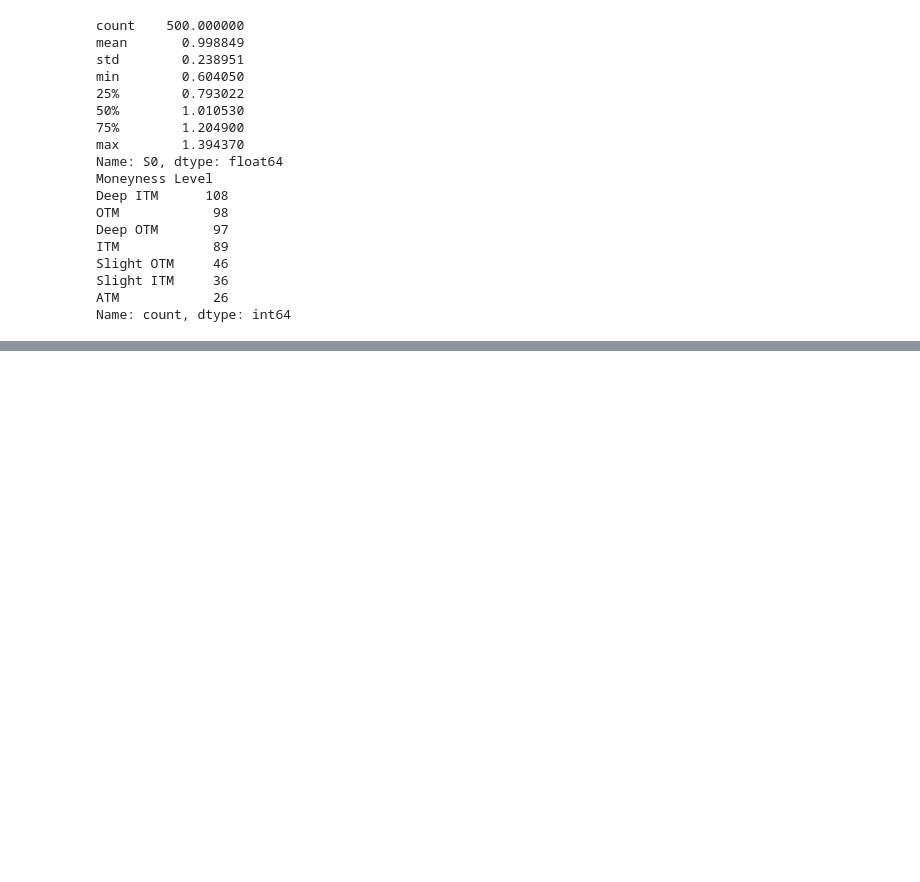
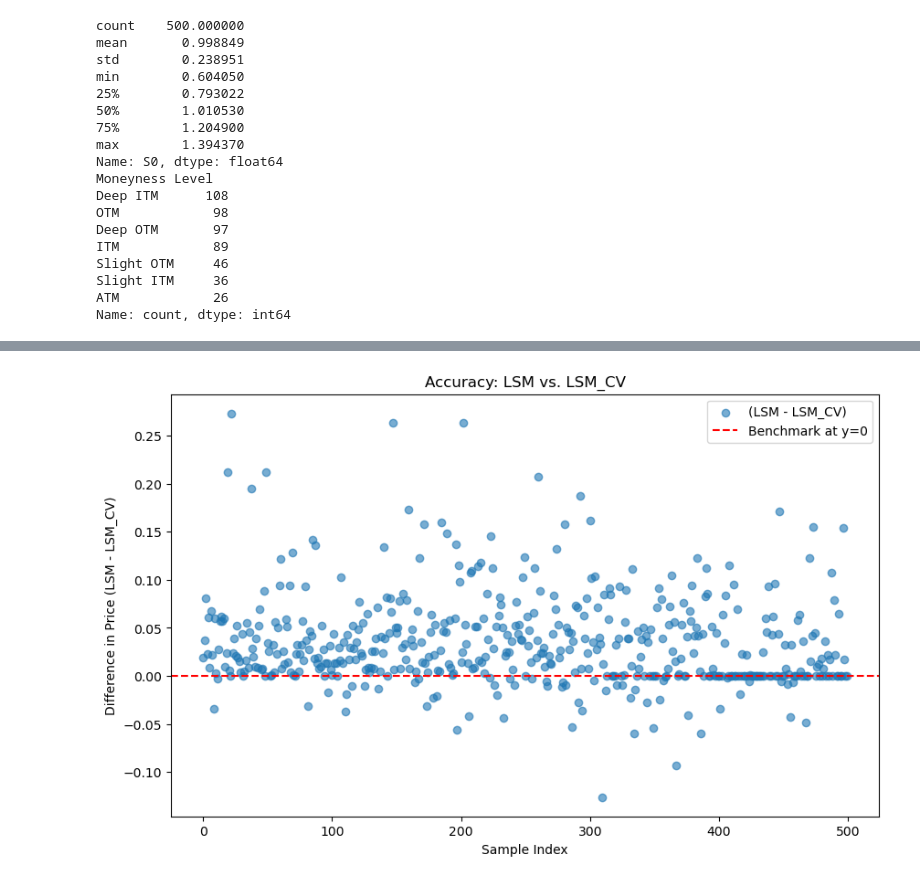
Before and after one commit to sockiesss/LSM_Option_Pricing, a Jupyter notebook: notebooks/tests.ipynb, the cells around one changed output, grey strips where cells are left out. Saved outputs shown, nothing was run; the diff lists cells and outputs as text; code cells hidden in the pictures; blank space fills up the shorter version.

```diff
--- a/notebooks/tests.ipynb
+++ b/notebooks/tests.ipynb
@@ -1183,3 +1299,16 @@ print(df_sorted[["T", "LSM price", "LSM CV price", "Moneyness", "Moneyness_Bucke
+# %%
+plt.figure(figsize=(10, 6))
+plt.scatter(range(len(cv_comparison_df)),
+            cv_comparison_df['Difference in Price'],
+            alpha=0.6, label='(LSM - LSM_CV)')
+plt.axhline(y=0, color='red', linestyle='--', label='Benchmark at y=0')
+plt.xlabel('Sample Index')
+plt.ylabel('Difference in Price (LSM - LSM_CV)')
+plt.title("Accuracy: LSM vs. LSM_CV")
+plt.legend()
+plt.show()
+# %% [output]
+[figure, added]
 # %%
 # Scatterplot to see if there is a variance reduction of LSM with Control Variate compared to LSM without CV
 plt.scatter(cv_comparison_df['LSM s.e.'],
```
Also changed, not shown: parts of 52 cells of this notebook.
